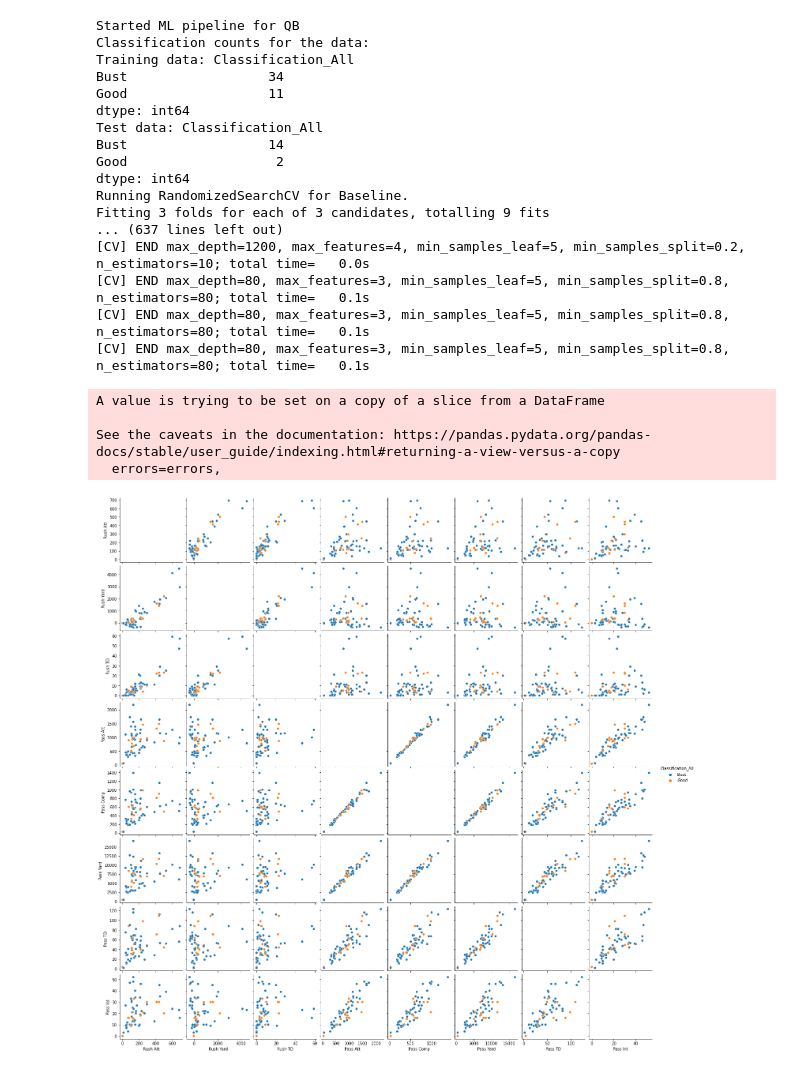
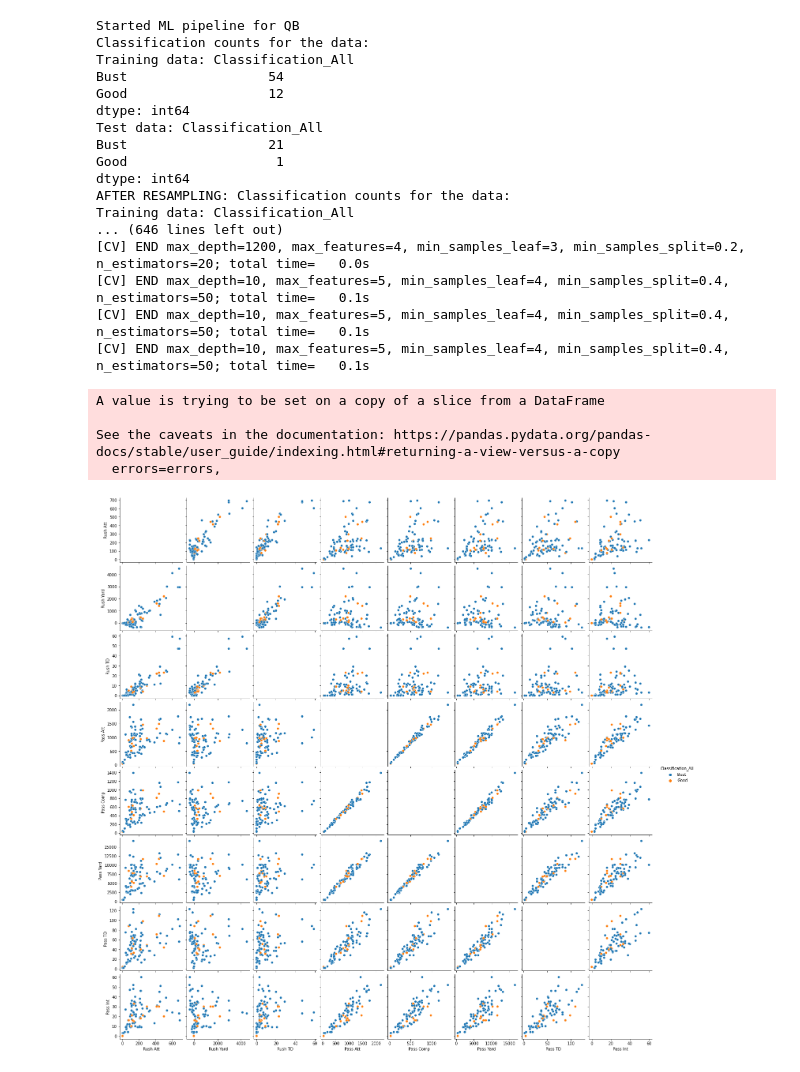
Before and after one commit to Thoromis/nfl_predictions, a Jupyter notebook: python_scripts/qb_ml.ipynb, the cells around one changed output. Saved outputs shown, nothing was run; the diff lists cells and outputs as text; code cells hidden in the pictures.

```diff
--- a/python_scripts/qb_ml.ipynb
+++ b/python_scripts/qb_ml.ipynb
@@ -1,34 +1,34 @@
 # %%
 import nfl_machine_learning as nfl_ml
 import nfl_model_visualisation as nfl_vis
 import utils.ml_constants as utils
 import utils.unit_keys as Units
 
-x_train_qb, x_test_qb, y_train_qb, y_test_qb, players_train_qb, players_test_qb = nfl_ml.start_ml_pipeline(Units.QB.KEY, random_search=True, unbalanced=False)
+x_train_qb, x_test_qb, y_train_qb, y_test_qb, players_train_qb, players_test_qb = nfl_ml.start_ml_pipeline(Units.QB.KEY, random_search=True, unbalanced=True)
 utils.persist_train_test_split(x_train_qb, x_test_qb, y_train_qb, y_test_qb, players_train_qb, players_test_qb, Units.QB.KEY)
 # %% [output]
 Started ML pipeline for QB
 Classification counts for the data:
 Training data: Classification_All
-Bust                  34
-Good                  11
+Bust                  54
+Good                  12
 dtype: int64
 Test data: Classification_All
-Bust                  14
-Good                   2
+Bust                  21
+Good                   1
 dtype: int64
-Running RandomizedSearchCV for Baseline.
-Fitting 3 folds for each of 3 candidates, totalling 9 fits
-... (637 lines left out)
-[CV] END max_depth=1200, max_features=4, min_samples_leaf=5, min_samples_split=0.2, n_estimators=10; total time=   0.0s
-[CV] END max_depth=80, max_features=3, min_samples_leaf=5, min_samples_split=0.8, n_estimators=80; total time=   0.1s
-[CV] END max_depth=80, max_features=3, min_samples_leaf=5, min_samples_split=0.8, n_estimators=80; total time=   0.1s
-[CV] END max_depth=80, max_features=3, min_samples_leaf=5, min_samples_split=0.8, n_estimators=80; total time=   0.1s
+AFTER RESAMPLING: Classification counts for the data:
+Training data: Classification_All
+... (646 lines left out)
+[CV] END max_depth=1200, max_features=4, min_samples_leaf=3, min_samples_split=0.2, n_estimators=20; total time=   0.0s
+[CV] END max_depth=10, max_features=5, min_samples_leaf=4, min_samples_split=0.4, n_estimators=50; total time=   0.1s
+[CV] END max_depth=10, max_features=5, min_samples_leaf=4, min_samples_split=0.4, n_estimators=50; total time=   0.1s
+[CV] END max_depth=10, max_features=5, min_samples_leaf=4, min_samples_split=0.4, n_estimators=50; total time=   0.1s
 A value is trying to be set on a copy of a slice from a DataFrame
 
 See the caveats in the documentation: https://pandas.pydata.org/pandas-docs/stable/user_guide/indexing.html#returning-a-view-versus-a-copy
   errors=errors,
-[figure, old version]
+[figure, new version]
 # %%
 x_train_qb, x_test_qb, y_train_qb, y_test_qb, players_train_qb, players_test_qb = utils.read_train_test_split(Units.QB.KEY)
 nfl_vis.visualise_models(x_train_qb, x_test_qb, y_train_qb, y_test_qb, players_train_qb, players_test_qb, Units.QB.KEY)
```
Also changed, not shown: parts of 1 cell of this notebook, 46 other files.
